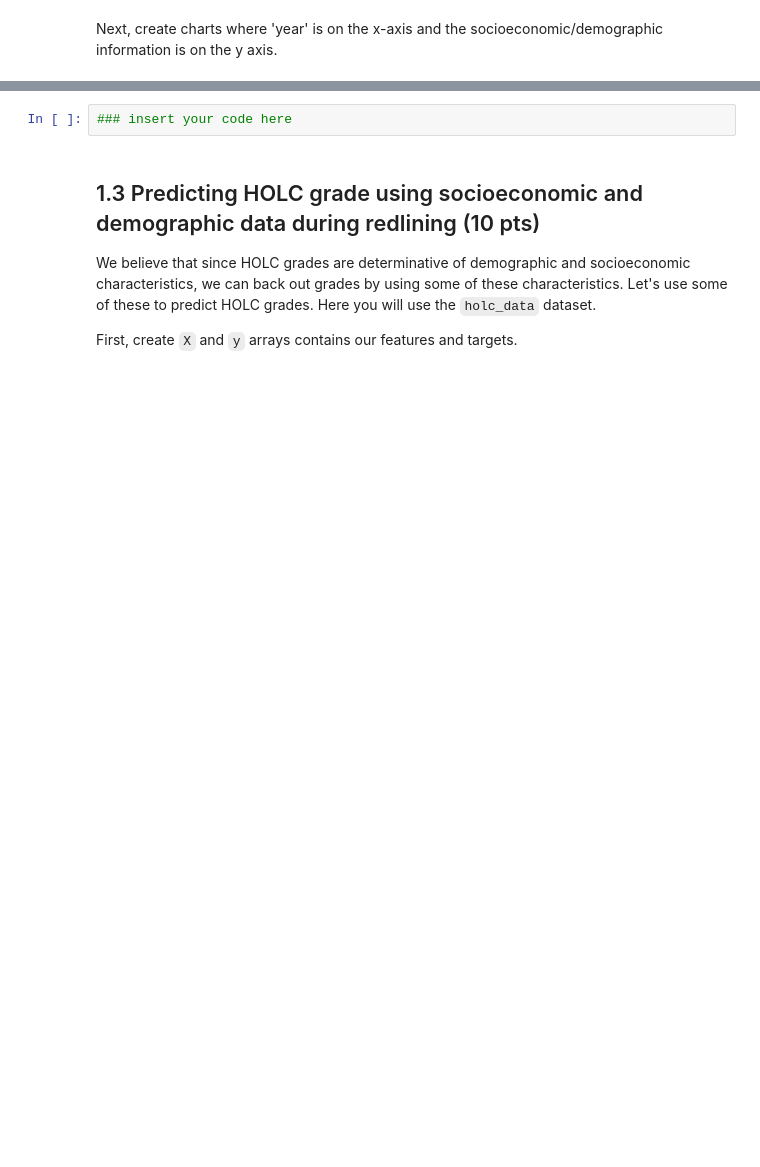
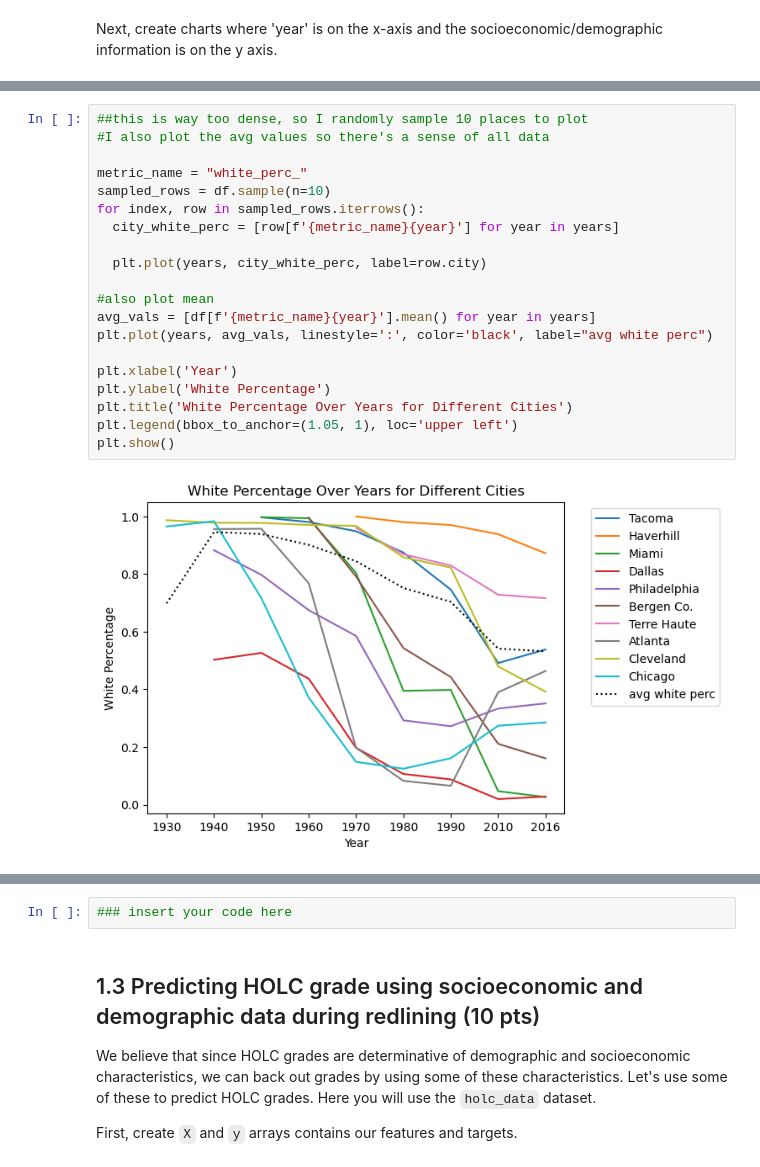
Before and after one commit to desaiwang/4680_5680_intro_uds, a Jupyter notebook: Homework/HW5.ipynb, the cells around one changed output, grey strips where cells are left out. Drawn from its saved outputs; the diff is of its cells as text; blank space fills up the shorter version.

```diff
--- a/Homework/HW5.ipynb
+++ b/Homework/HW5.ipynb
@@ -77,0 +204,22 @@ Next, create charts where 'year' is on the x-axis and the socioeconomic/demograp
+# %%
+##this is way too dense, so I randomly sample 10 places to plot
+#I also plot the avg values so there's a sense of all data
+
+metric_name = "white_perc_"
+sampled_rows = df.sample(n=10)
+for index, row in sampled_rows.iterrows():
+  city_white_perc = [row[f'{metric_name}{year}'] for year in years]
+
+  plt.plot(years, city_white_perc, label=row.city)
+
+#also plot mean
+avg_vals = [df[f'{metric_name}{year}'].mean() for year in years]
+plt.plot(years, avg_vals, linestyle=':', color='black', label="avg white perc")
+
+plt.xlabel('Year')
+plt.ylabel('White Percentage')
+plt.title('White Percentage Over Years for Different Cities')
+plt.legend(bbox_to_anchor=(1.05, 1), loc='upper left')
+plt.show()
+# %% [output]
+[figure, added]
```
Also changed, not shown: parts of 18 cells of this notebook.
